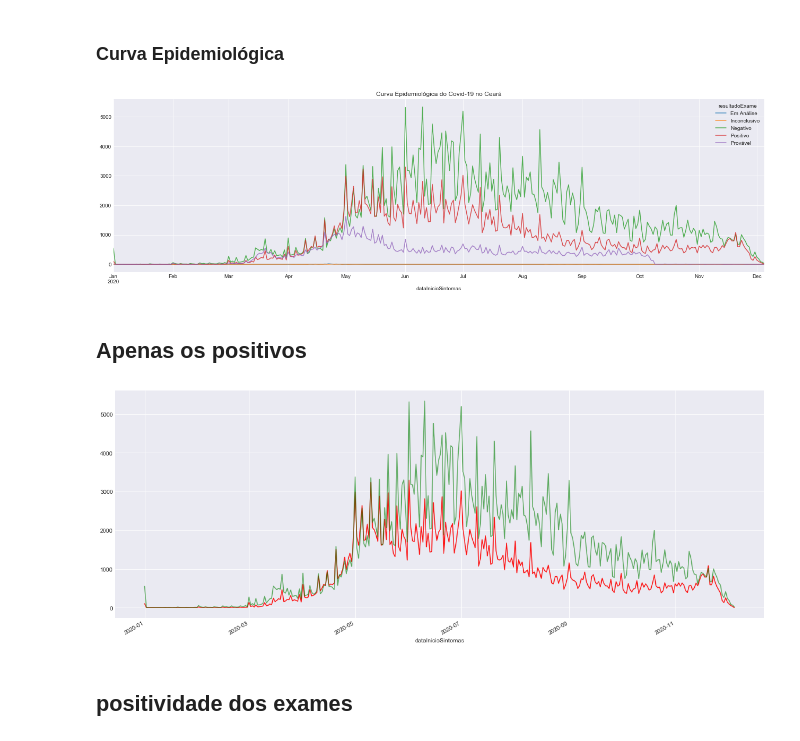
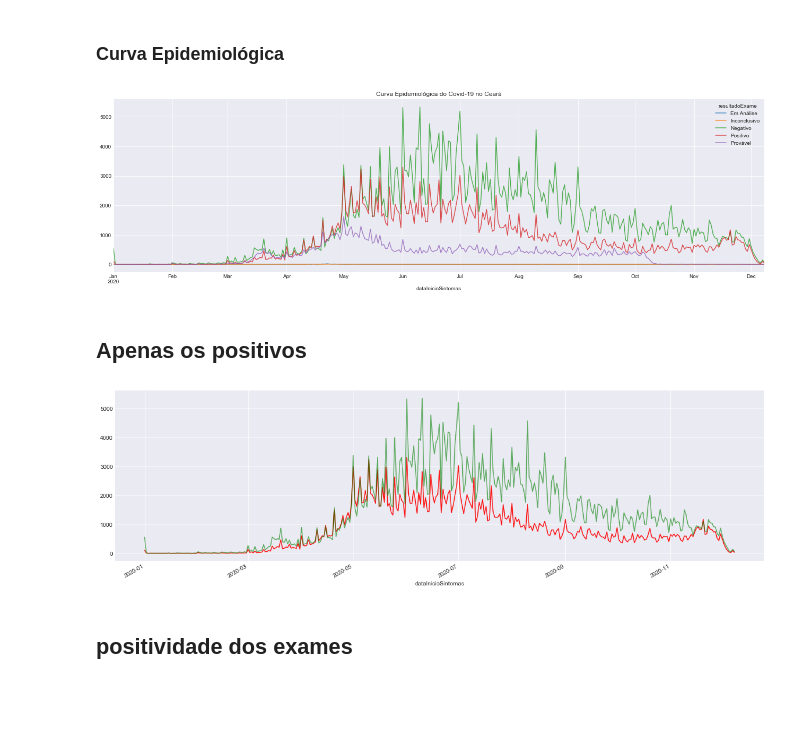
Before and after one commit to luan-prates/bootcamp-ds-aplicada-alura-2021, a Jupyter notebook: projetos/projeto_modulo_1/integrasus.ipynb, the cells around one changed output. Drawn from its saved outputs; the diff is of its cells as text; code cells hidden in the pictures; blank space fills up the shorter version.

```diff
--- a/projetos/projeto_modulo_1/integrasus.ipynb
+++ b/projetos/projeto_modulo_1/integrasus.ipynb
@@ -106,7 +108,7 @@ files
 # %%
 import pandas as pd
 
-df = pd.read_csv(datasets_path+files[1], sep=';')
+df = pd.read_csv(datasets_path+files[2], sep=';')
 # %% [markdown]
 ### 2.1 anaizar o tamanho da base
 # %%
@@ -183,18 +185,18 @@ df_resultados = df_resultados.pivot(columns='resultadoExame',values="Casos").fil
 
 ax = df_resultados.plot(alpha=0.8,figsize=(22,6), title='Curva Epidemiológica do Covid-19 no Ceará')
 # %% [output]
-[figure, old version]
+[figure, new version]
 # %% [markdown]
 ## Apenas os positivos
 # %%
-plt.figure(figsize=(20,8))
+plt.figure(figsize=(20,6))
 
 
 with pd.plotting.plot_params.use('x_compat', True):
     df_resultados['Positivo'].plot(color='r', alpha=0.9)
     df_resultados['Negativo'].plot(color='g', alpha=0.6)
 # %% [output]
-[figure, old version]
+[figure, new version]
 # %% [markdown]
 ## positividade dos exames
 # %%
```
Also changed, not shown: parts of 31 cells of this notebook.
